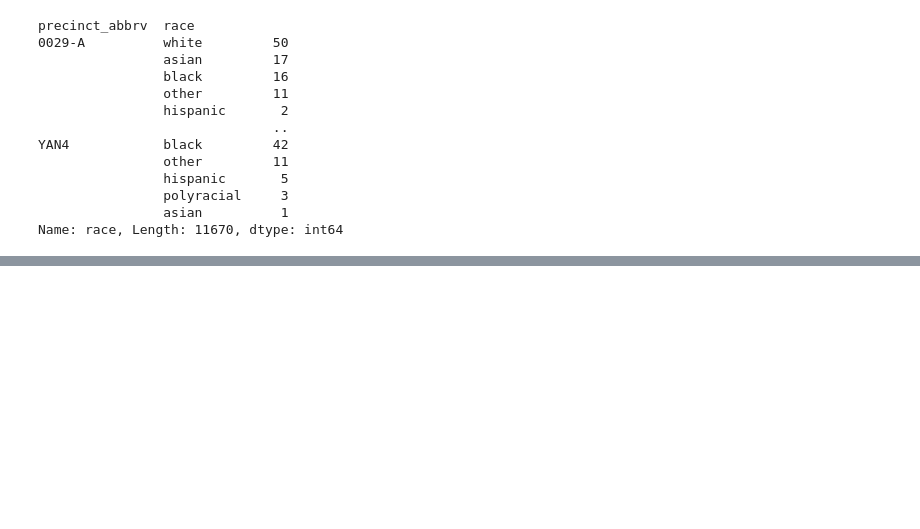
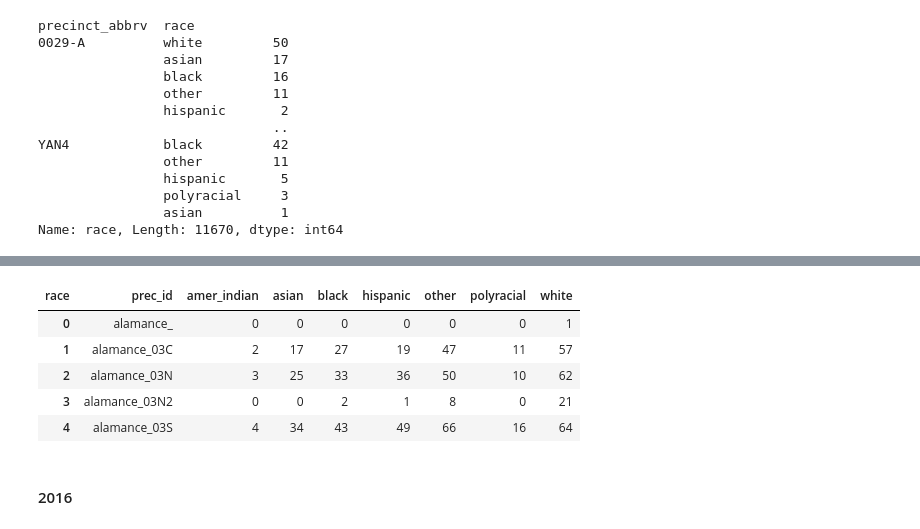
Before and after one commit to hangulu/thesis, a Jupyter notebook: code/data_cleaning.ipynb, the cells around one changed output, grey strips where cells are left out. Cells and saved outputs as stored; diff of their text form; code cells hidden in the pictures; blank space fills up the shorter version.

```diff
--- a/code/data_cleaning.ipynb
+++ b/code/data_cleaning.ipynb
@@ -510,0 +570,13 @@ grouped_nc_demo_2010.to_csv('electoral_data/nc_demo_2010.csv', index=False)
+# %%
+raw_nc_demo_2014 = pd.read_csv('raw_electoral_data/north_carolina/nc_voter_stats_2014.csv')
+# %%
+grouped_nc_demo_2014 = transform_nc_demo_df(raw_nc_demo_2014)
+# %%
+grouped_nc_demo_2014.head()
+# %% [output]
+| race | prec_id | amer_indian | asian | black | hispanic | other | polyracial | white |
+| 0 | alamance_ | 0 | 0 | 0 | 0 | 0 | 0 | 1 |
+| 1 | alamance_03C | 2 | 17 | 27 | 19 | 47 | 11 | 57 |
+| 2 | alamance_03N | 3 | 25 | 33 | 36 | 50 | 10 | 62 |
+| 3 | alamance_03N2 | 0 | 0 | 2 | 1 | 8 | 0 | 21 |
+| 4 | alamance_03S | 4 | 34 | 43 | 49 | 66 | 16 | 64 |
@@ -510,0 +585,2 @@ grouped_nc_demo_2010.to_csv('electoral_data/nc_demo_2010.csv', index=False)
+# %% [markdown]
+#### 2016
```
Also changed, not shown: parts of 42 cells of this notebook.
